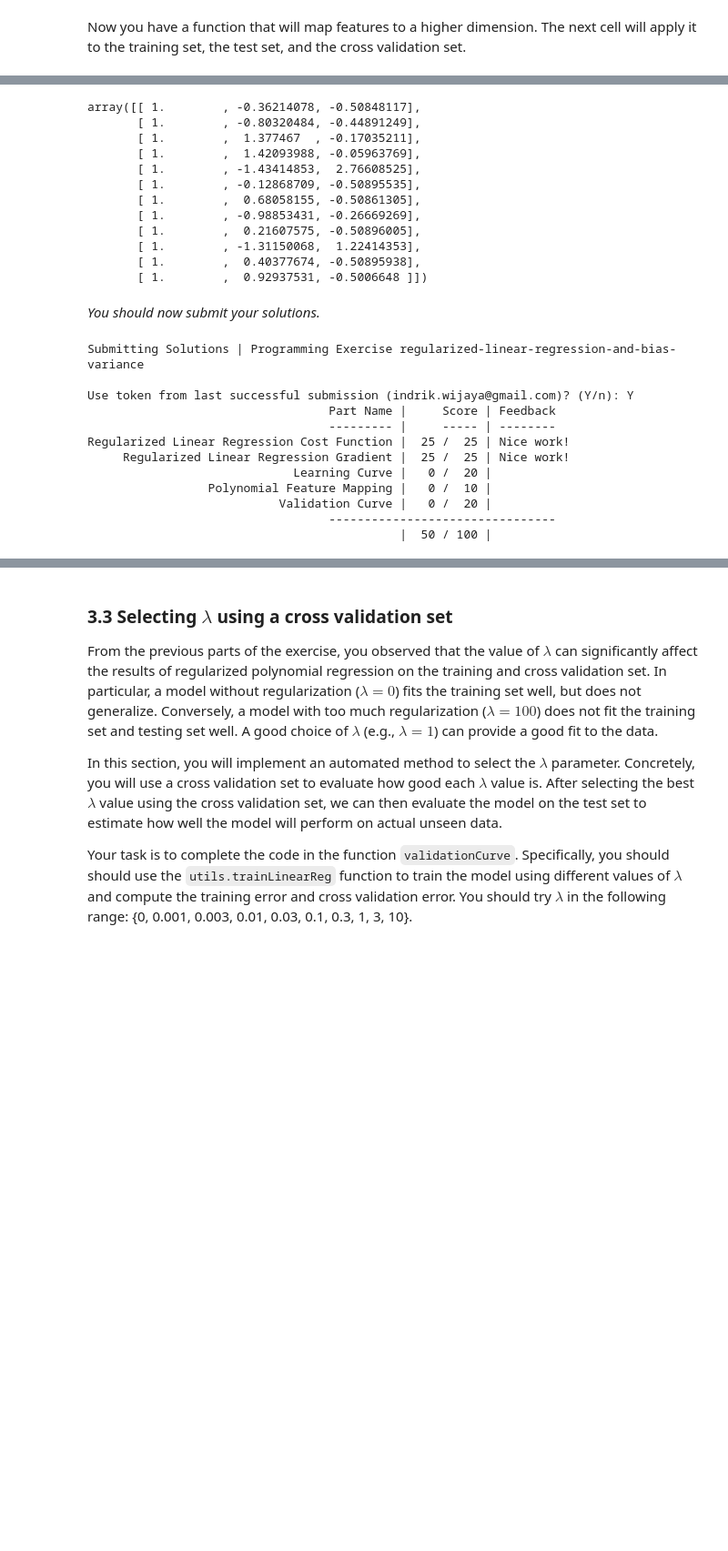
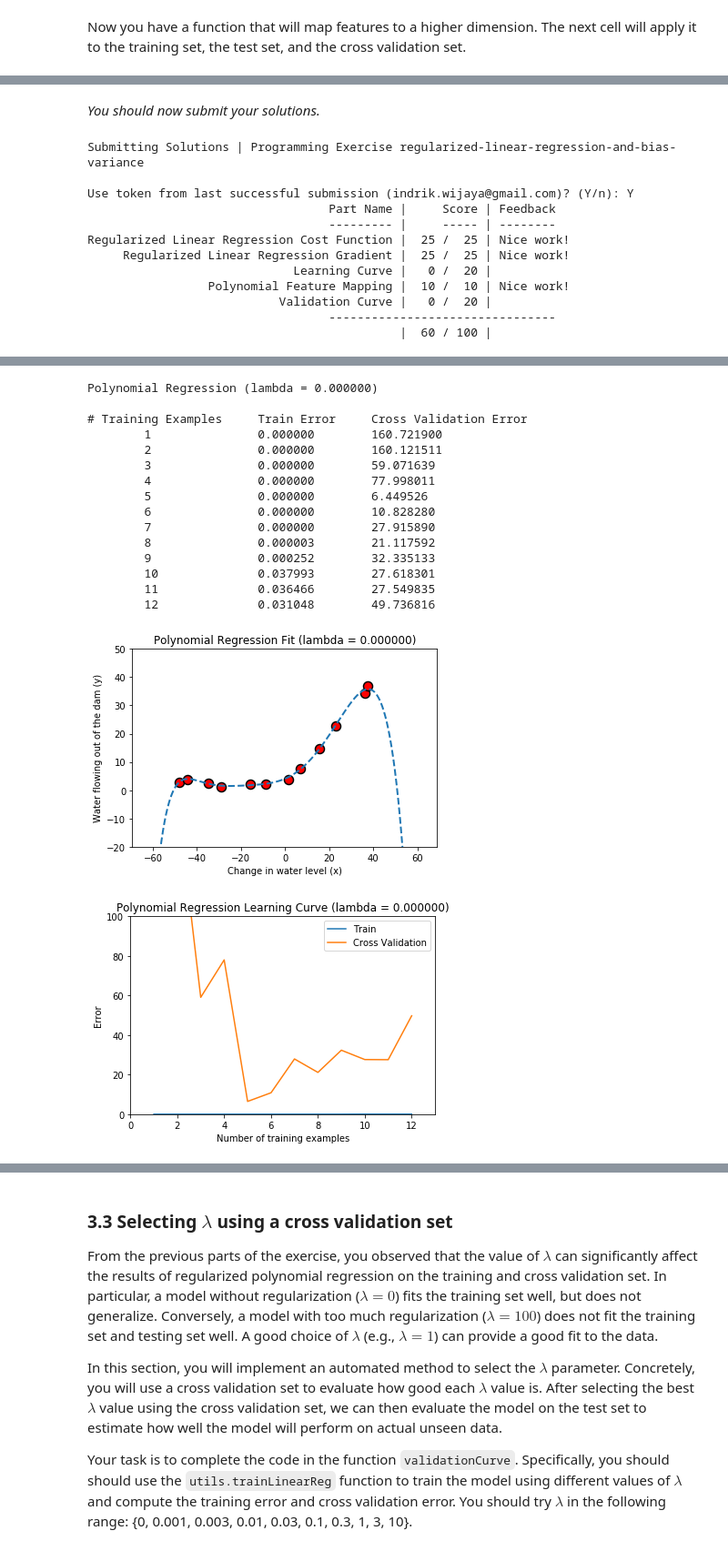
Before and after one commit to indrikwijaya/ml-coursera-python-assignments, a Jupyter notebook: Exercise5/exercise5.ipynb, the cells around one changed output, grey strips where cells are left out. Shown at 91% size. Saved outputs shown, nothing was run; the diff lists cells and outputs as text; code cells hidden in the pictures; blank space fills up the shorter version.

```diff
--- a/Exercise5/exercise5.ipynb
+++ b/Exercise5/exercise5.ipynb
@@ -475,16 +475,12 @@ def polyFeatures(X, p):
     X contains the values of X to the p-th power.
     """
     # You need to return the following variables correctly.
-    X_poly = np.zeros((X.shape[0], p))
-
+    #X_poly = np.zeros((X.shape[0], p))
+    X_poly = X
     # follow BenLau93's solution. Alternatively, sklearn.preprocessing has PolynomialFeatures which also works similarly
     # ====================== YOUR CODE HERE ======================
     for i in range(2, p+1):
-        print(i)
-        X_poly = np.hstack((X, X**i))
-        print(X_poly)
-
-
+        X_poly = np.hstack((X_poly, X**i))
     # ============================================================
     return X_poly
 # %% [markdown]
@@ -533,18 +514,3 @@ array([ 1.        , -0.36214078, -0.50848117])
-# %%
-X_poly
-# %% [output]
-array([[ 1.        , -0.36214078, -0.50848117],
-       [ 1.        , -0.80320484, -0.44891249],
-       [ 1.        ,  1.377467  , -0.17035211],
-       [ 1.        ,  1.42093988, -0.05963769],
-       [ 1.        , -1.43414853,  2.76608525],
-       [ 1.        , -0.12868709, -0.50895535],
-       [ 1.        ,  0.68058155, -0.50861305],
-       [ 1.        , -0.98853431, -0.26669269],
-       [ 1.        ,  0.21607575, -0.50896005],
-       [ 1.        , -1.31150068,  1.22414353],
-       [ 1.        ,  0.40377674, -0.50895938],
-       [ 1.        ,  0.92937531, -0.5006648 ]])
 # %% [markdown]
 *You should now submit your solutions.*
 # %%
@@ -559,10 +525,10 @@ Use token from last successful submission (indrik.wijaya@gmail.com)? (Y/n): Y
 Regularized Linear Regression Cost Function |  25 /  25 | Nice work!
      Regularized Linear Regression Gradient |  25 /  25 | Nice work!
                              Learning Curve |   0 /  20 |
-                 Polynomial Feature Mapping |   0 /  10 |
+                 Polynomial Feature Mapping |  10 /  10 | Nice work!
                            Validation Curve |   0 /  20 |
                                   --------------------------------
-                                            |  50 / 100 |
+                                            |  60 / 100 |
 # %% [markdown]
 ## 3.1 Learning Polynomial Regression
 
@@ -590,32 +556,50 @@ To better understand the problems with the unregularized ($\lambda = 0$) model,
 # %%
 lambda_ = 0
 theta = utils.trainLinearReg(linearRegCostFunction, X_poly, y,
                              lambda_=lambda_, maxiter=55)
 
 # Plot training data and fit
-pyplot.plot(X, y, 'ro', ms=10, mew=1.5, mec='k')
+plt.plot(X, y, 'ro', ms=10, mew=1.5, mec='k')
 
 utils.plotFit(polyFeatures, np.min(X), np.max(X), mu, sigma, theta, p)
 
-pyplot.xlabel('Change in water level (x)')
-pyplot.ylabel('Water flowing out of the dam (y)')
-pyplot.title('Polynomial Regression Fit (lambda = %f)' % lambda_)
-pyplot.ylim([-20, 50])
+plt.xlabel('Change in water level (x)')
+plt.ylabel('Water flowing out of the dam (y)')
+plt.title('Polynomial Regression Fit (lambda = %f)' % lambda_)
+plt.ylim([-20, 50])
 
-pyplot.figure()
+plt.figure()
 error_train, error_val = learningCurve(X_poly, y, X_poly_val, yval, lambda_)
-pyplot.plot(np.arange(1, 1+m), error_train, np.arange(1, 1+m), error_val)
+plt.plot(np.arange(1, 1+m), error_train, np.arange(1, 1+m), error_val)
 
-pyplot.title('Polynomial Regression Learning Curve (lambda = %f)' % lambda_)
-pyplot.xlabel('Number of training examples')
-pyplot.ylabel('Error')
-pyplot.axis([0, 13, 0, 100])
-pyplot.legend(['Train', 'Cross Validation'])
+plt.title('Polynomial Regression Learning Curve (lambda = %f)' % lambda_)
+plt.xlabel('Number of training examples')
+plt.ylabel('Error')
+plt.axis([0, 13, 0, 100])
+plt.legend(['Train', 'Cross Validation'])
 
 print('Polynomial Regression (lambda = %f)\n' % lambda_)
 print('# Training Examples\tTrain Error\tCross Validation Error')
 for i in range(m):
     print('  \t%d\t\t%f\t%f' % (i+1, error_train[i], error_val[i]))
+# %% [output]
+Polynomial Regression (lambda = 0.000000)
+
+# Training Examples     Train Error     Cross Validation Error
+        1               0.000000        160.721900
+        2               0.000000        160.121511
+        3               0.000000        59.071639
+        4               0.000000        77.998011
+        5               0.000000        6.449526
+        6               0.000000        10.828280
+        7               0.000000        27.915890
+        8               0.000003        21.117592
+        9               0.000252        32.335133
+        10              0.037993        27.618301
+        11              0.036466        27.549835
+        12              0.031048        49.736816
+[figure, added]
+[figure, added]
 # %% [markdown]
 One way to combat the overfitting (high-variance) problem is to add regularization to the model. In the next section, you will get to  try different $\lambda$ parameters to see how regularization can lead to a better model.
 
```
Also changed, not shown: parts of 4 cells of this notebook.
